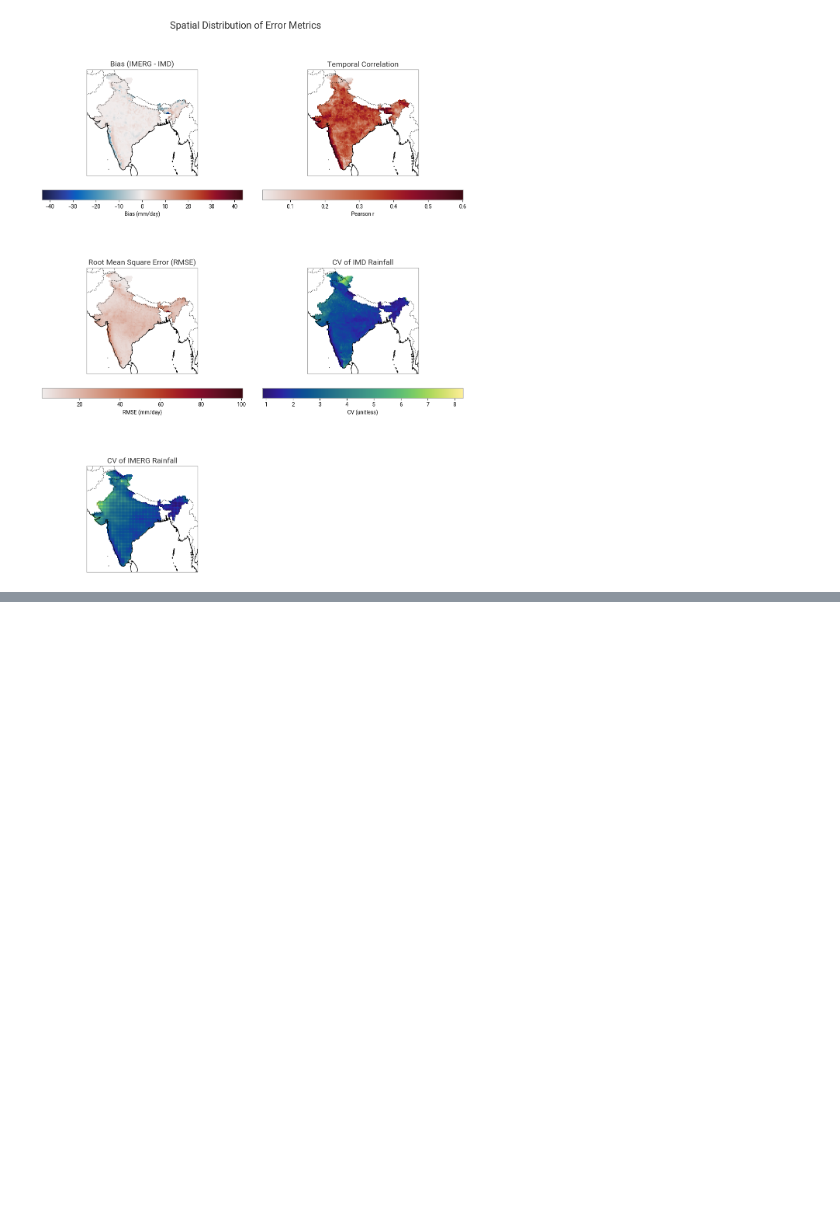
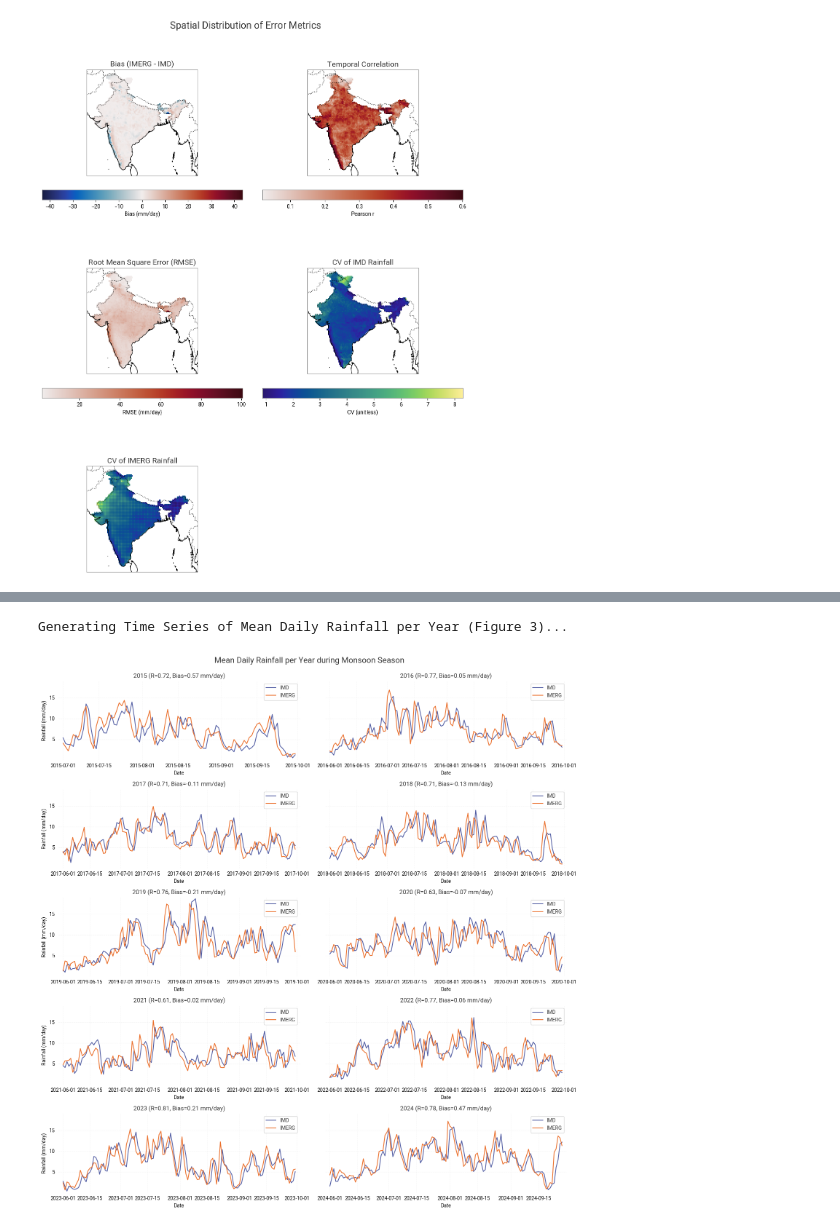
Before and after one commit to SaptarishiD/graphcast, a Jupyter notebook: local_files/download_code/imd_vs_imerg_method.ipynb, the cells around one changed output, grey strips where cells are left out. Cells and saved outputs as stored; diff of their text form; code cells hidden in the pictures; blank space fills up the shorter version.

```diff
--- a/local_files/download_code/imd_vs_imerg_method.ipynb
+++ b/local_files/download_code/imd_vs_imerg_method.ipynb
@@ -637,0 +709,58 @@ KeyError: "not all values found in index 'time'. Try setting the `method` keywor
+# %%
+import seaborn as sns
+import matplotlib.pyplot as plt
+import pandas as pd
+import numpy as np
+from scipy.stats import pearsonr
+
+print("Generating Time Series of Mean Daily Rainfall per Year (Figure 3)...")
+
+# Step 1: Compute daily spatial mean
+imd_daily_mean = imd_proc['rain'].mean(dim=['lat', 'lon'])
+imerg_daily_mean = imerg_proc['precipitation'].mean(dim=['lat', 'lon'])
+
+# Step 2: Convert to DataFrames for easier filtering
+imd_df = imd_daily_mean.to_dataframe(name='imd').reset_index()
+imerg_df = imerg_daily_mean.to_dataframe(name='imerg').reset_index()
+
+# Step 3: Merge both on time
+merged_df = pd.merge(imd_df, imerg_df, on='time')
+
+# Step 4: Extract unique years
+merged_df['year'] = merged_df['time'].dt.year
+years = sorted(merged_df['year'].unique())
+
+# Step 5: Create subplots — auto-layout depending on how many years
+n_years = len(years)
+ncols = 2
+nrows = int(np.ceil(n_years / ncols))
+
+fig, axes = plt.subplots(nrows=nrows, ncols=ncols, figsize=(15, 3 * nrows), sharey=True)
+axes = axes.flatten()  # flatten in case of single row
+
+for i, year in enumerate(years):
+    ax = axes[i]
+    df_year = merged_df[merged_df['year'] == year]
+
+    # Calculate correlation and bias for the year
+    corr, _ = pearsonr(df_year['imd'], df_year['imerg'])
+    bias_val = (df_year['imerg'] - df_year['imd']).mean()
+
+    sns.lineplot(x='time', y='imd', data=df_year, label='IMD', ax=ax)
+    sns.lineplot(x='time', y='imerg', data=df_year, label='IMERG', ax=ax)
+
+    ax.set_title(f"{year} (R={corr:.2f}, Bias={bias_val:.2f} mm/day)")
+    ax.set_xlabel("Date")
+    ax.set_ylabel("Rainfall (mm/day)")
+    ax.grid(True, linestyle='--', alpha=0.5)
+
+# Remove empty subplots if any
+for j in range(i + 1, len(axes)):
+    fig.delaxes(axes[j])
+
+plt.tight_layout()
+plt.suptitle('Mean Daily Rainfall per Year during Monsoon Season', fontsize=16, y=1.02)
+plt.show()
+# %% [output]
+Generating Time Series of Mean Daily Rainfall per Year (Figure 3)...
+[figure, added]
```
Also changed, not shown: parts of 9 cells of this notebook, 37 other files.
